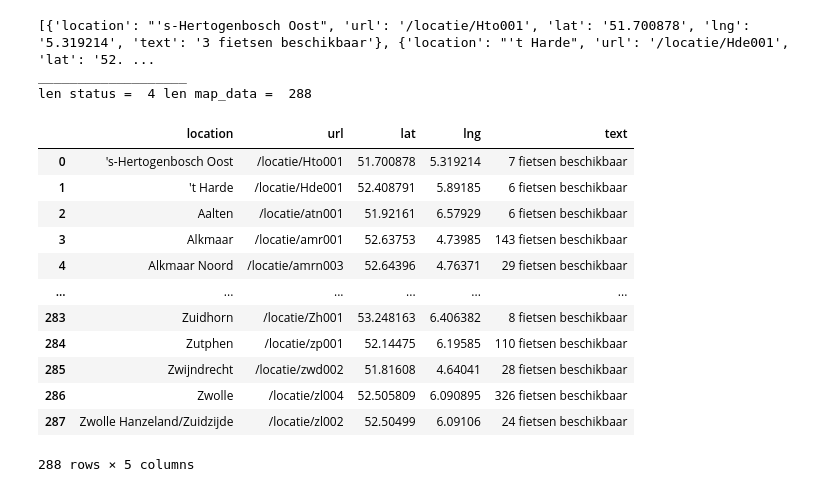
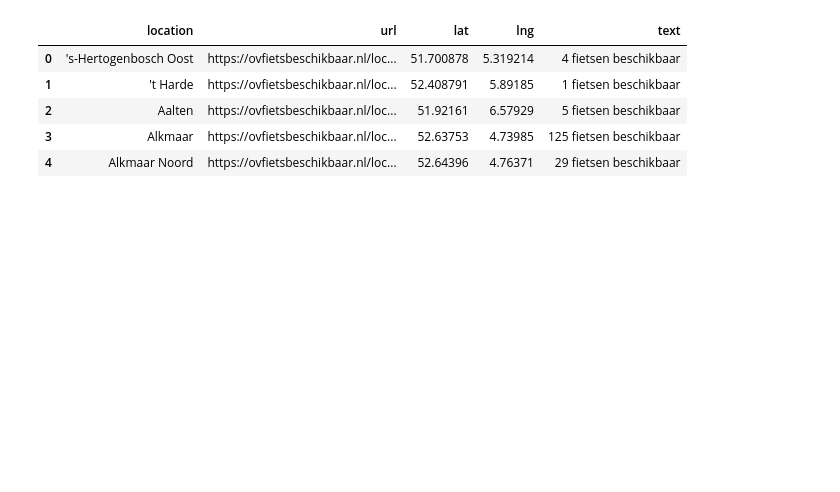
Before and after one commit to Haabiy/OV-fiets, a Jupyter notebook: Velo.ipynb, the cells around one changed output. Saved outputs shown, nothing was run; the diff lists cells and outputs as text; code cells hidden in the pictures; blank space fills up the shorter version.

```diff
--- a/Velo.ipynb
+++ b/Velo.ipynb
@@ -57,31 +29,18 @@ def get_status():
 # %%
-status= get_status()
 map_data= get_map_data()
-#print(status)
-#print('___________________')
-print(map_data)
-print('___________________')
-print('len status = ', len(status), 'len map_data = ', len(map_data))
-
+#print('len map_data = ', len(map_data))
+#print(map_data)
+# Load map_data
 df = pd.DataFrame(map_data)
-# %% [output]
-[{'location': "'s-Hertogenbosch Oost", 'url': '/locatie/Hto001', 'lat': '51.700878', 'lng': '5.319214', 'text': '3 fietsen beschikbaar'}, {'location': "'t Harde", 'url': '/locatie/Hde001', 'lat': '52. ...
-___________________
-len status =  4 len map_data =  288
 # %%
+# Save the data in .csv file with utf-8 encoding
 df.to_csv('ovfiets.csv', encoding='utf-8')
-df
+df.url = ("https://ovfietsbeschikbaar.nl") + df["url"]
+df.head()
 # %% [output]
 |  | location | url | lat | lng | text |
-| 0 | 's-Hertogenbosch Oost | /locatie/Hto001 | 51.700878 | 5.319214 | 7 fietsen beschikbaar |
-| 1 | 't Harde | /locatie/Hde001 | 52.408791 | 5.89185 | 6 fietsen beschikbaar |
-| 2 | Aalten | /locatie/atn001 | 51.92161 | 6.57929 | 6 fietsen beschikbaar |
-| 3 | Alkmaar | /locatie/amr001 | 52.63753 | 4.73985 | 143 fietsen beschikbaar |
-| 4 | Alkmaar Noord | /locatie/amrn003 | 52.64396 | 4.76371 | 29 fietsen beschikbaar |
-| ... | ... | ... | ... | ... | ... |
-| 283 | Zuidhorn | /locatie/Zh001 | 53.248163 | 6.406382 | 8 fietsen beschikbaar |
-| 284 | Zutphen | /locatie/zp001 | 52.14475 | 6.19585 | 110 fietsen beschikbaar |
-| 285 | Zwijndrecht | /locatie/zwd002 | 51.81608 | 4.64041 | 28 fietsen beschikbaar |
-| 286 | Zwolle | /locatie/zl004 | 52.505809 | 6.090895 | 326 fietsen beschikbaar |
-| 287 | Zwolle Hanzeland/Zuidzijde | /locatie/zl002 | 52.50499 | 6.09106 | 24 fietsen beschikbaar |
+| 0 | 's-Hertogenbosch Oost | https://ovfietsbeschikbaar.nl/loc... | 51.700878 | 5.319214 | 4 fietsen beschikbaar |
+| 1 | 't Harde | https://ovfietsbeschikbaar.nl/loc... | 52.408791 | 5.89185 | 1 fietsen beschikbaar |
+| 2 | Aalten | https://ovfietsbeschikbaar.nl/loc... | 51.92161 | 6.57929 | 5 fietsen beschikbaar |
+| 3 | Alkmaar | https://ovfietsbeschikbaar.nl/loc... | 52.63753 | 4.73985 | 125 fietsen beschikbaar |
+| 4 | Alkmaar Noord | https://ovfietsbeschikbaar.nl/loc... | 52.64396 | 4.76371 | 29 fietsen beschikbaar |
-288 rows × 5 columns
```
Also changed, not shown: parts of 11 cells of this notebook, 3 other files.
